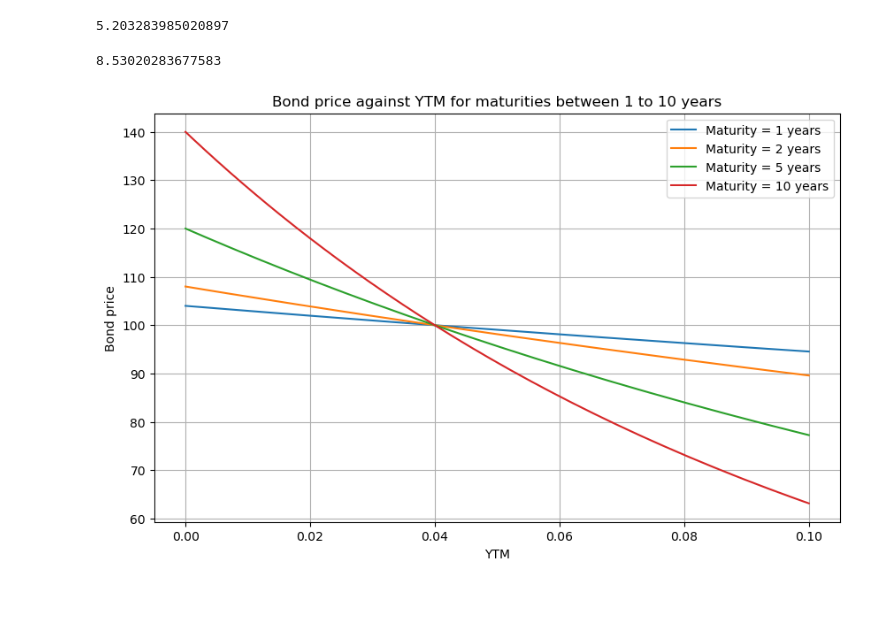
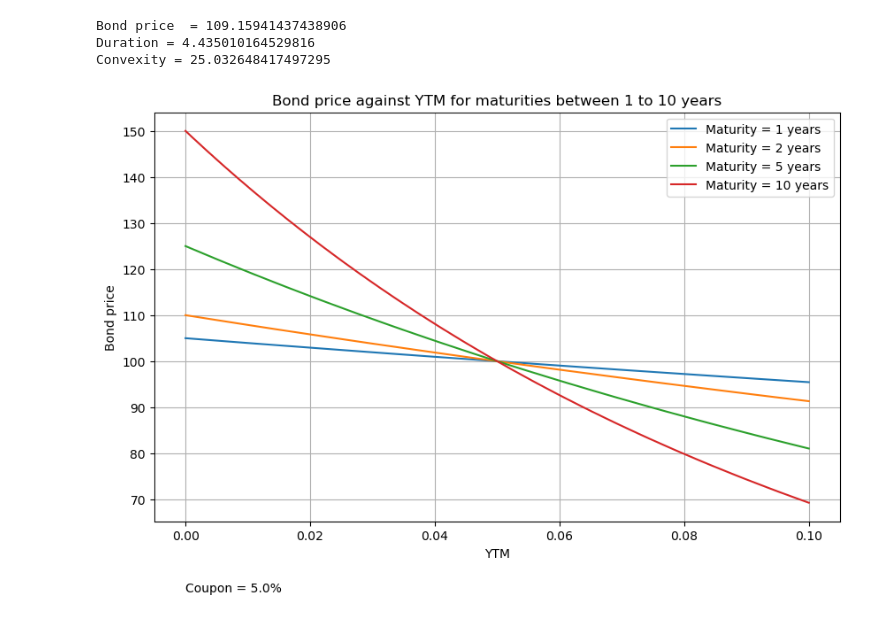
Before and after one commit to Luciocta/projetperso, a Jupyter notebook: bond_pricer.ipynb, the cells around one changed output. Cells and saved outputs as stored; diff of their text form; code cells hidden in the pictures.

```diff
--- a/bond_pricer.ipynb
+++ b/bond_pricer.ipynb
@@ -69,43 +71,41 @@ def convexity(maturity, coupon_rate, face_value, ytm):
 # %%
 #Parameters:
 
-maturity = 100
-coupon_rate = 0.00
+maturity = 5
+coupon_rate = 0.05
 face_value = 100
 ytm = 0.03
 
-bond_price(maturity, coupon_rate, face_value, ytm)
+p = bond_price(maturity, coupon_rate, face_value, ytm)
+d = duration(maturity, coupon_rate, face_value, ytm)
+c = convexity(maturity, coupon_rate, face_value, ytm)
+
+print(f'Bond price  = {p} \nDuration = {d} \nConvexity = {c}')
 # %% [output]
-5.203283985020897
+Bond price  = 109.15941437438906
+Duration = 4.435010164529816
+Convexity = 25.032648417497295
-# %%
-maturity = 10
-coupon_rate = 0.03
-face_value = 100
-ytm = 0.03
-
-duration(maturity, coupon_rate, face_value, ytm)
-# %% [output]
-8.53020283677583
 # %%
-coupon_rate = 0.04
+coupon_rate = 0.05
 face_value = 100
 
 rate_range = np.linspace(0.00,0.1,100)
 maturity_range = [1, 2, 5, 10]
 
 plt.figure(figsize=(10,6))
 
 for maturity in maturity_range:
     price_values = [bond_price(maturity, coupon_rate, face_value, rate) for rate in rate_range]
     plt.plot(rate_range, price_values, '-', label=f'Maturity = {maturity} years')
 
 
 #plt.plot(rate_range, price_values, '-')
 plt.xlabel('YTM')
 plt.ylabel('Bond price')
+plt.text(0, 50, s=f'Coupon = {coupon_rate*100}%')
 plt.title('Bond price against YTM for maturities between 1 to 10 years')
 plt.legend()
 plt.grid()
 plt.show()
 # %% [output]
-[figure, old version]
+[figure, new version]
```
Also changed, not shown: parts of 7 cells of this notebook.
